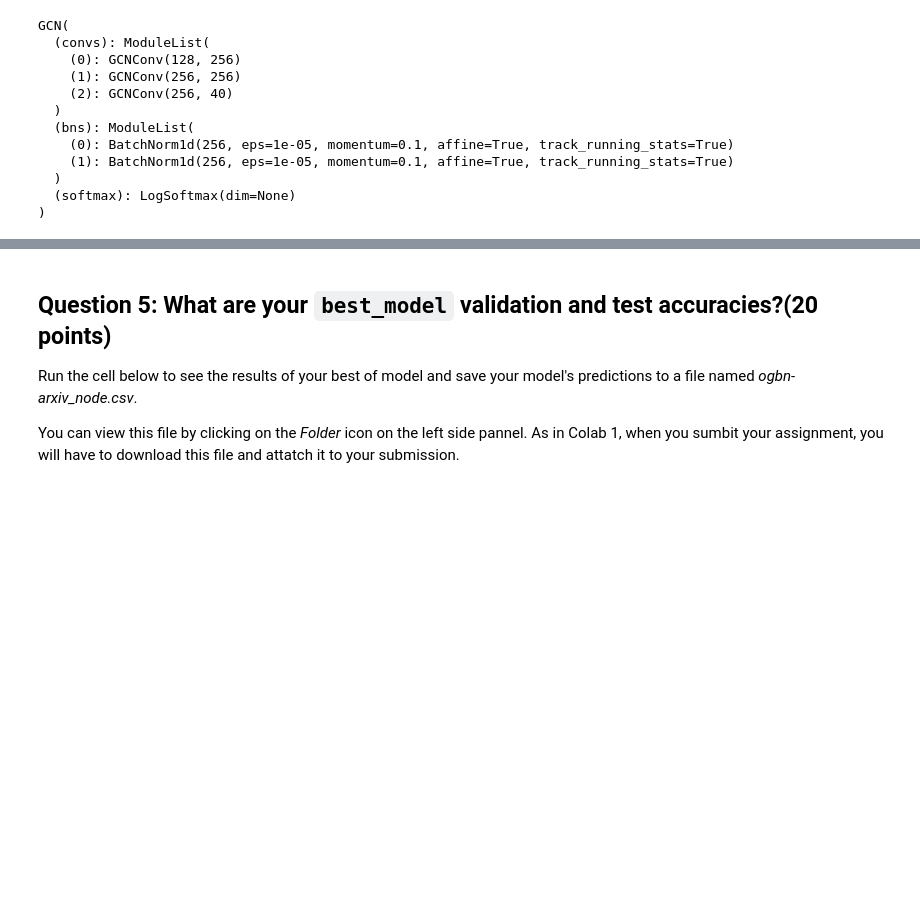
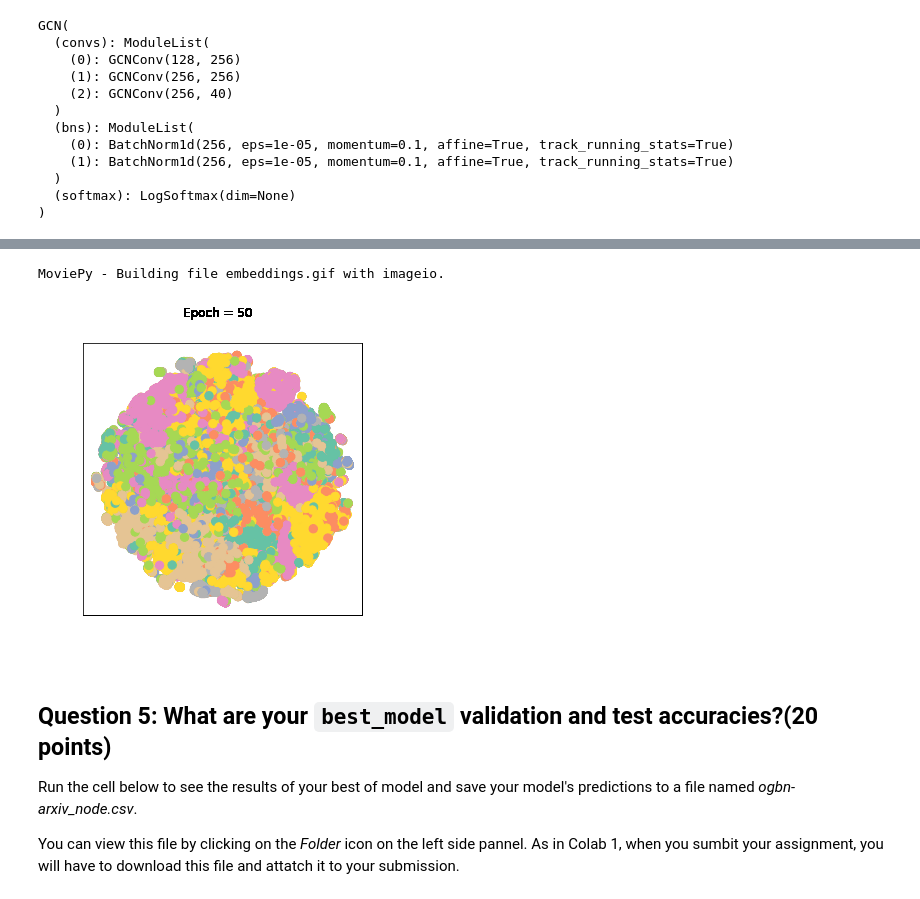
Before and after one commit to decanbay/cs224w-colabs, a Jupyter notebook: CS224W_Colab2.ipynb, the cells around one changed output, grey strips where cells are left out. Drawn from its saved outputs; the diff is of its cells as text; code cells hidden in the pictures; blank space fills up the shorter version.

```diff
--- a/CS224W_Colab2.ipynb
+++ b/CS224W_Colab2.ipynb
@@ -539,13 +560,17 @@ Epoch: 49, Loss: 1.0196, Train: 71.09%, Valid: 70.20% Test: 69.33%
 # %%
 from moviepy.editor import ImageSequenceClip
 fps = 1
-filename = "/content/embeddings.gif"
+filename = "embeddings.gif"
 clip = ImageSequenceClip(images, fps=fps)
 clip.write_gif(filename, fps=fps)
+# %% [output]
+MoviePy - Building file embeddings.gif with imageio.
 # %%
 from IPython.display import Image
-with open('/content/embeddings.gif','rb') as f:
+with open('embeddings.gif','rb') as f:
     display(Image(data=f.read(), format='png'))
+# %% [output]
+[figure, added]
 # %% [markdown]
 ## Question 5: What are your `best_model` validation and test accuracies?(20 points)
 
```
Also changed, not shown: parts of 2 cells of this notebook, 1 other file.
